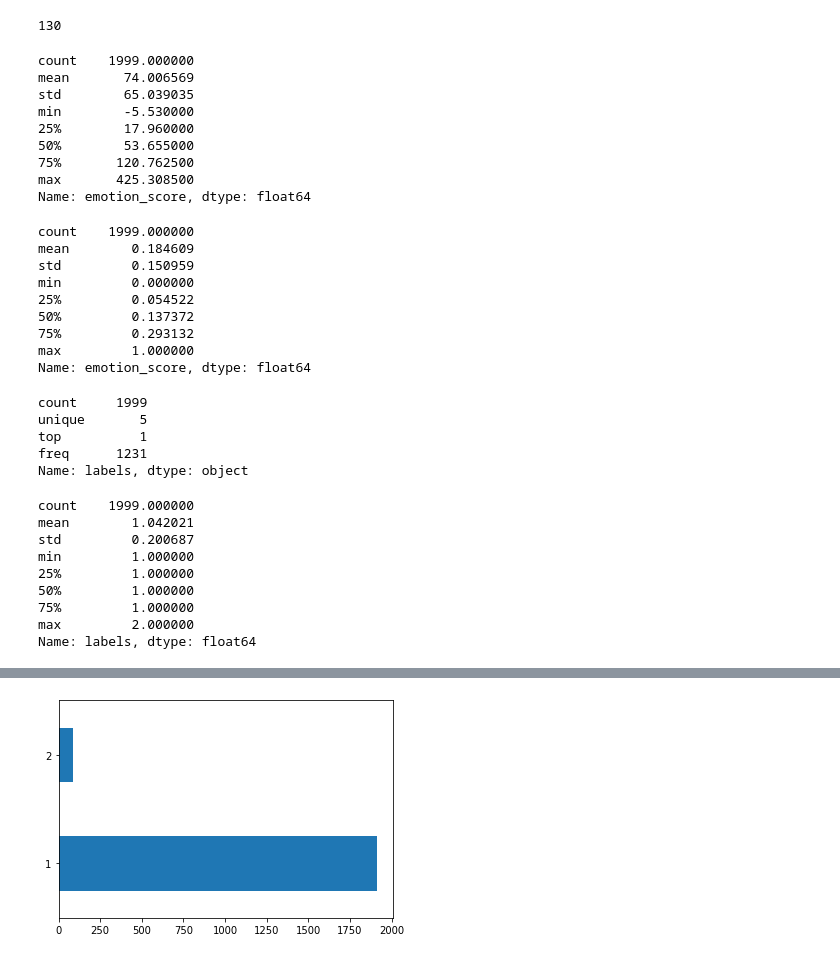
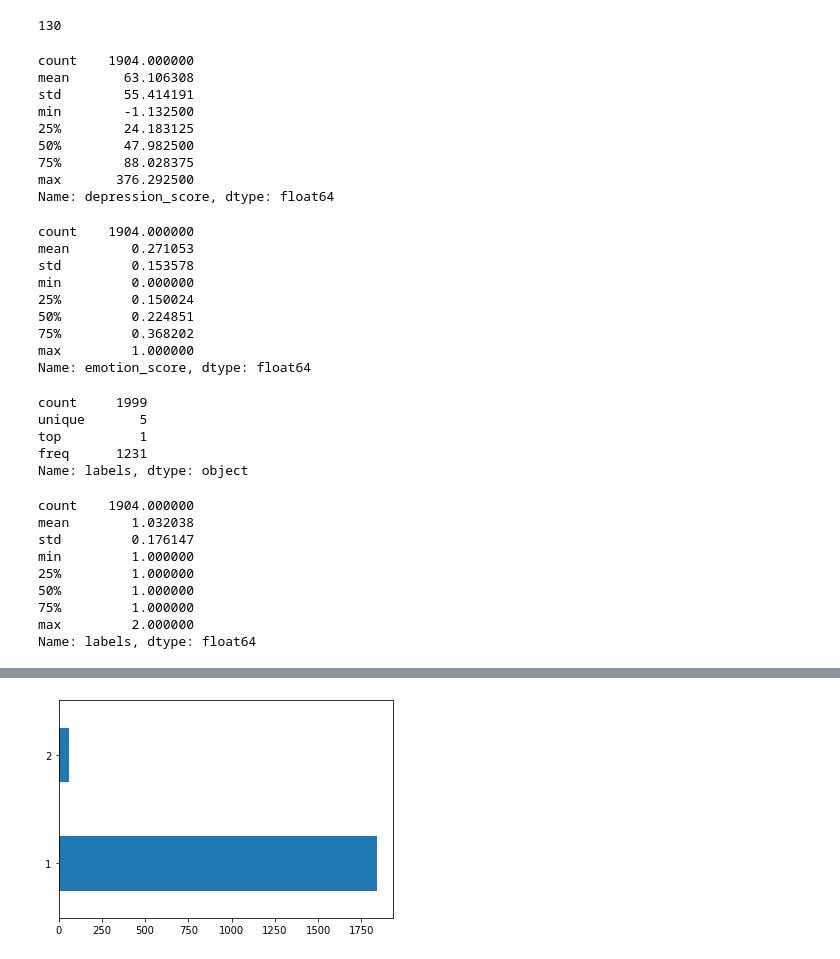
Before and after one commit to Gail529/Mental-health, a Jupyter notebook: tweet_emotions.ipynb, the cells around one changed output, grey strips where cells are left out. Saved outputs shown, nothing was run; the diff lists cells and outputs as text; code cells hidden in the pictures.

```diff
--- a/tweet_emotions.ipynb
+++ b/tweet_emotions.ipynb
@@ -188,5 +167,5 @@ tweet_emotions_df.to_csv('tweet_emotion_scores.csv')
 # %%
-data=pd.read_csv('/content/tweet_emotion_scores.csv')
+data=pd.read_csv('/content/tweet_emotion_scores2.csv')
 # %%
 data.head()
 # %% [output]
@@ -281,18 +260,18 @@ for s in range(len(tweets)):
     final_val = np.dot(song,weight_list)
     avg_emotions.append(final_val)
 
-data['emotion_score']=avg_emotions
-data['emotion_score'].describe()
+data['depression_score']=avg_emotions
+data['depression_score'].describe()
 # %% [output]
-count    1999.000000
-mean       74.006569
-std        65.039035
-min        -5.530000
-25%        17.960000
-50%        53.655000
-75%       120.762500
-max       425.308500
-Name: emotion_score, dtype: float64
+count    1904.000000
+mean       63.106308
+std        55.414191
+min        -1.132500
+25%        24.183125
+50%        47.982500
+75%        88.028375
+max       376.292500
+Name: depression_score, dtype: float64
 # %%
 from sklearn.preprocessing import MinMaxScaler
 scaler = MinMaxScaler()
@@ -300,13 +279,13 @@ scaled = scaler.fit_transform(data[['emotion_score']])
 data['emotion_score']=scaled
 data['emotion_score'].describe()
 # %% [output]
-count    1999.000000
-mean        0.184609
-std         0.150959
+count    1904.000000
+mean        0.271053
+std         0.153578
 min         0.000000
-25%         0.054522
-50%         0.137372
-75%         0.293132
+25%         0.150024
+50%         0.224851
+75%         0.368202
 max         1.000000
 Name: emotion_score, dtype: float64
 # %%
@@ -339,7 +318,7 @@ Name: labels, dtype: object
 import pandas as pd
 MH_data=pd.read_csv('/content/Mental_health.csv')
 # %%
-emotion_scores=MH_data['emotion_score'].values
+emotion_scores=data['emotion_score'].values
 emo_labels_2=[]
 for x in range(len(emotion_scores)):
     score = emotion_scores[x]
@@ -350,12 +329,12 @@ for x in range(len(emotion_scores)):
 
     emo_labels_2.append(label)
 
-MH_data['labels']=emo_labels_2
-MH_data['labels'].describe()
+data['labels']=emo_labels_2
+data['labels'].describe()
 # %% [output]
-count    1999.000000
-mean        1.042021
-std         0.200687
+count    1904.000000
+mean        1.032038
+std         0.176147
 min         1.000000
 25%         1.000000
 50%         1.000000
@@ -363,6 +342,6 @@ min         1.000000
 max         2.000000
 Name: labels, dtype: float64
 # %%
-MH_data['labels'].value_counts().plot(kind='barh')
-MH_data.head(2)
+data['labels'].value_counts().plot(kind='barh')
+data.head(2)
 # %% [output]
@@ -372,3 +351,3 @@ MH_data.head(2)
-[figure, old version]
+[figure, new version]
 # %%
 data.to_csv('Mental_health.csv')
```
Also changed, not shown: parts of 16 cells of this notebook.
